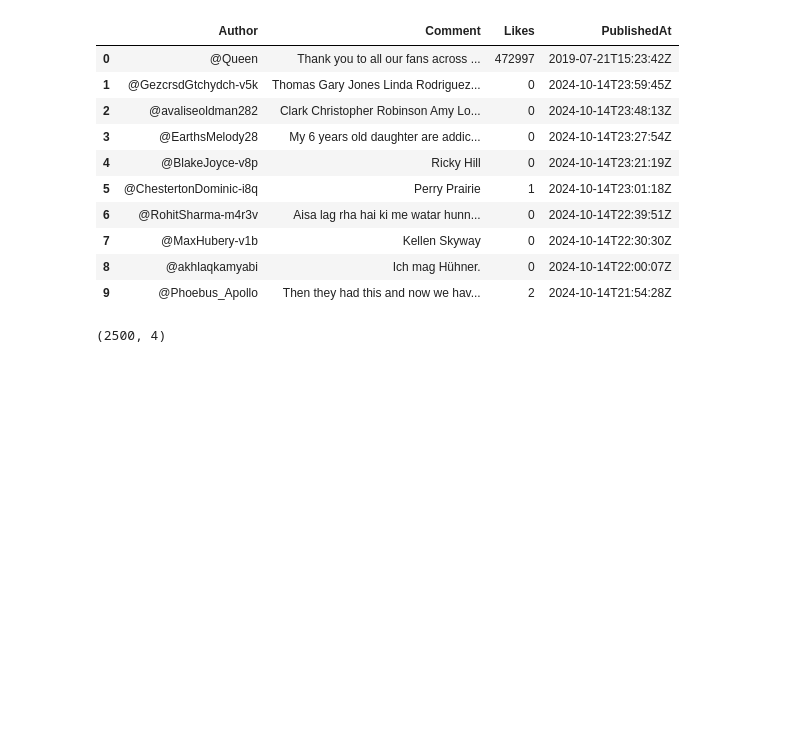
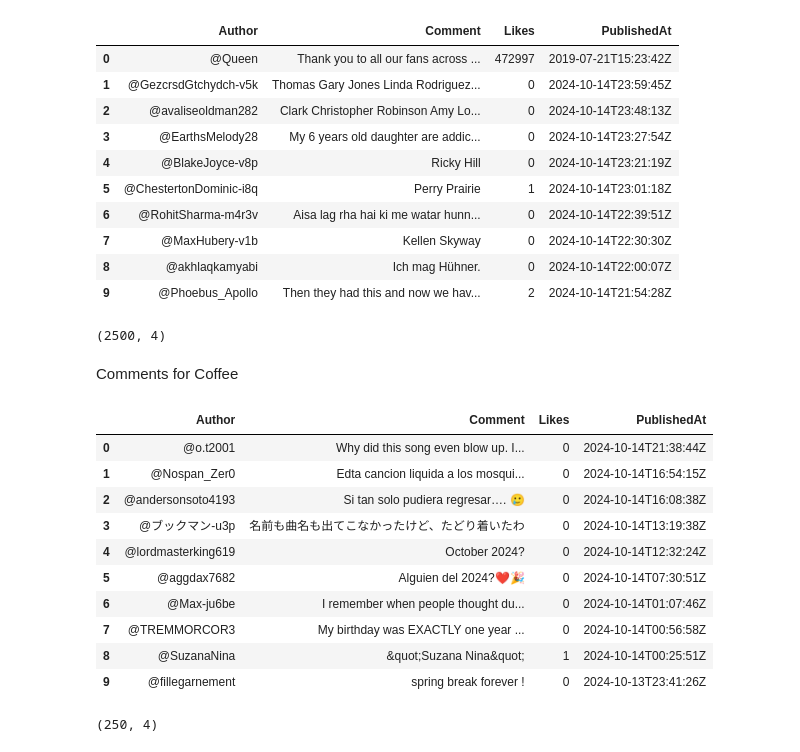
Before and after one commit to Milindi-Kodikara/MugLife, a Jupyter notebook: data_collection_yt.ipynb, the cells around one changed output. Drawn from its saved outputs; the diff is of its cells as text; code cells hidden in the pictures; blank space fills up the shorter version.

Commit message:
Collect comments for coffee data

```diff
--- a/data_collection_yt.ipynb
+++ b/data_collection_yt.ipynb
@@ -437,7 +437,7 @@ df_tea_vs_coffee_comments.head(10)
 # %% [markdown]
 Get comments from the video id
 # %%
-apiKey = config.key1
+apiKey = config.key2
 # %%
 import pandas as pd
 from googleapiclient.discovery import build
@@ -573,3 +575,26 @@ df_tea_comments_final.shape
 (2500, 4)
 # %%
 df_tea_comments_final.to_csv('data_tea_comments.csv', index=False)
+# %% [markdown]
+Comments for Coffee
+# %%
+video_id = 'WSeNSzJ2-Jw'
+dfc1 = scrape_youtube_comments(video_id, max_comments=250)
+# %%
+dfc1.head(10)
+# %% [output]
+|  | Author | Comment | Likes | PublishedAt |
+| 0 | @o.t2001 | Why did this song even blow up. I... | 0 | 2024-10-14T21:38:44Z |
+| 1 | @Nospan_Zer0 | Edta cancion liquida a los mosqui... | 0 | 2024-10-14T16:54:15Z |
+| 2 | @andersonsoto4193 | Si tan solo pudiera regresar…. 🥲 | 0 | 2024-10-14T16:08:38Z |
+| 3 | @ブックマン-u3p | 名前も曲名も出てこなかったけど、たどり着いたわ | 0 | 2024-10-14T13:19:38Z |
+| 4 | @lordmasterking619 | October 2024? | 0 | 2024-10-14T12:32:24Z |
+| 5 | @aggdax7682 | Alguien del 2024?❤🎉 | 0 | 2024-10-14T07:30:51Z |
+| 6 | @Max-ju6be | I remember when people thought du... | 0 | 2024-10-14T01:07:46Z |
+| 7 | @TREMMORCOR3 | My birthday was EXACTLY one year ... | 0 | 2024-10-14T00:56:58Z |
+| 8 | @SuzanaNina | &quot;Suzana Nina&quot; | 1 | 2024-10-14T00:25:51Z |
+| 9 | @fillegarnement | spring break forever ! | 0 | 2024-10-13T23:41:26Z |
+# %%
+dfc1.shape
+# %% [output]
+(250, 4)
```
Also changed, not shown: parts of 13 cells of this notebook.
